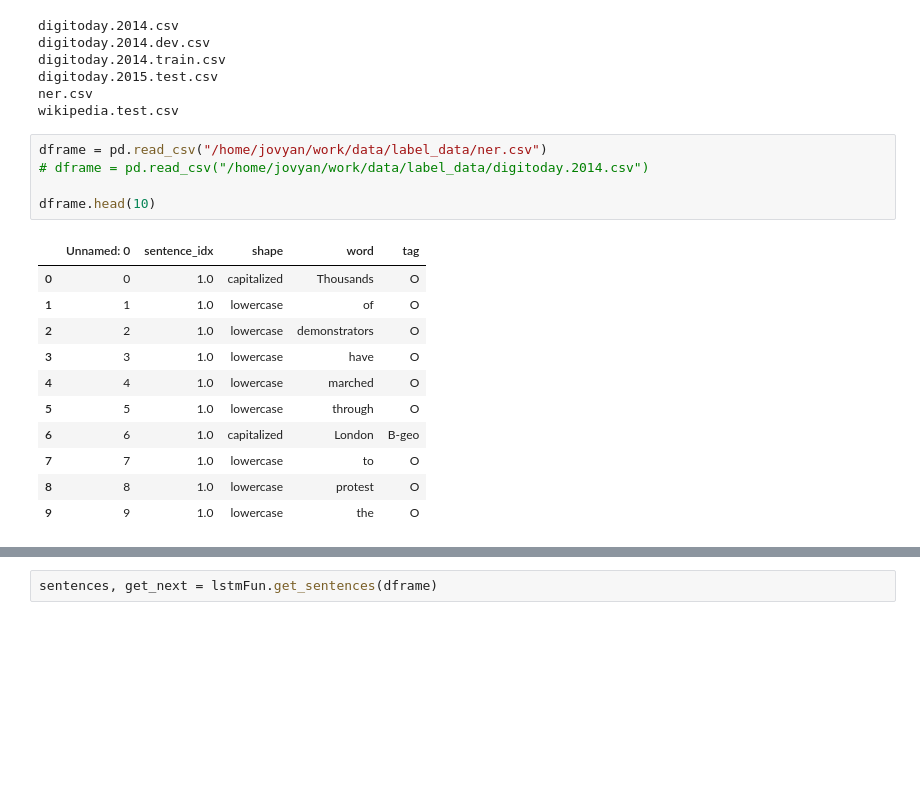
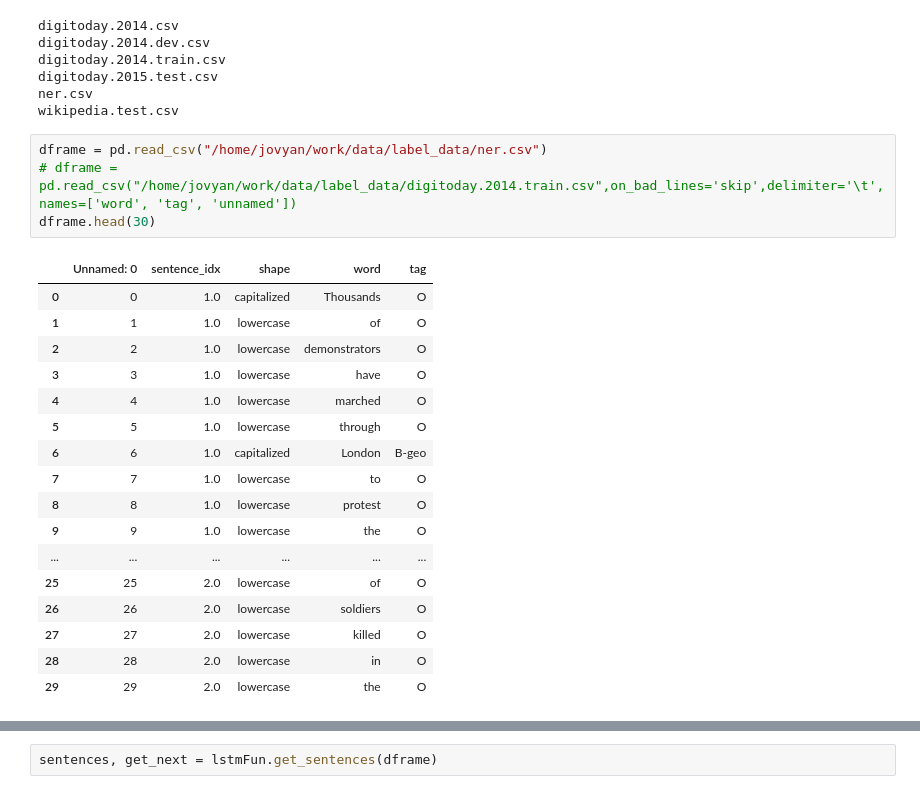
Before and after one commit to mahshidghaffari/NER_GDPR_Extraction, a Jupyter notebook: LSTM/model.ipynb, the cells around one changed output, grey strips where cells are left out. Saved outputs shown, nothing was run; the diff lists cells and outputs as text; blank space fills up the shorter version.

```diff
--- a/LSTM/model.ipynb
+++ b/LSTM/model.ipynb
@@ -24,18 +24,23 @@ ner.csv
 wikipedia.test.csv
 # %%
 dframe = pd.read_csv("/home/jovyan/work/data/label_data/ner.csv")
-# dframe = pd.read_csv("/home/jovyan/work/data/label_data/digitoday.2014.csv")
-
-dframe.head(10)
+# dframe = pd.read_csv("/home/jovyan/work/data/label_data/digitoday.2014.train.csv",on_bad_lines='skip',delimiter='\t',names=['word', 'tag', 'unnamed'])
+dframe.head(30)
 # %% [output]
 |  | Unnamed: 0 | sentence_idx | shape | word | tag |
 | 0 | 0 | 1.0 | capitalized | Thousands | O |
 | 1 | 1 | 1.0 | lowercase | of | O |
 | 2 | 2 | 1.0 | lowercase | demonstrators | O |
 | 3 | 3 | 1.0 | lowercase | have | O |
 | 4 | 4 | 1.0 | lowercase | marched | O |
 | 5 | 5 | 1.0 | lowercase | through | O |
 | 6 | 6 | 1.0 | capitalized | London | B-geo |
 | 7 | 7 | 1.0 | lowercase | to | O |
 | 8 | 8 | 1.0 | lowercase | protest | O |
 | 9 | 9 | 1.0 | lowercase | the | O |
+| ... | ... | ... | ... | ... | ... |
+| 25 | 25 | 2.0 | lowercase | of | O |
+| 26 | 26 | 2.0 | lowercase | soldiers | O |
+| 27 | 27 | 2.0 | lowercase | killed | O |
+| 28 | 28 | 2.0 | lowercase | in | O |
+| 29 | 29 | 2.0 | lowercase | the | O |
```
Also changed, not shown: parts of 15 cells of this notebook, 3 other files.
